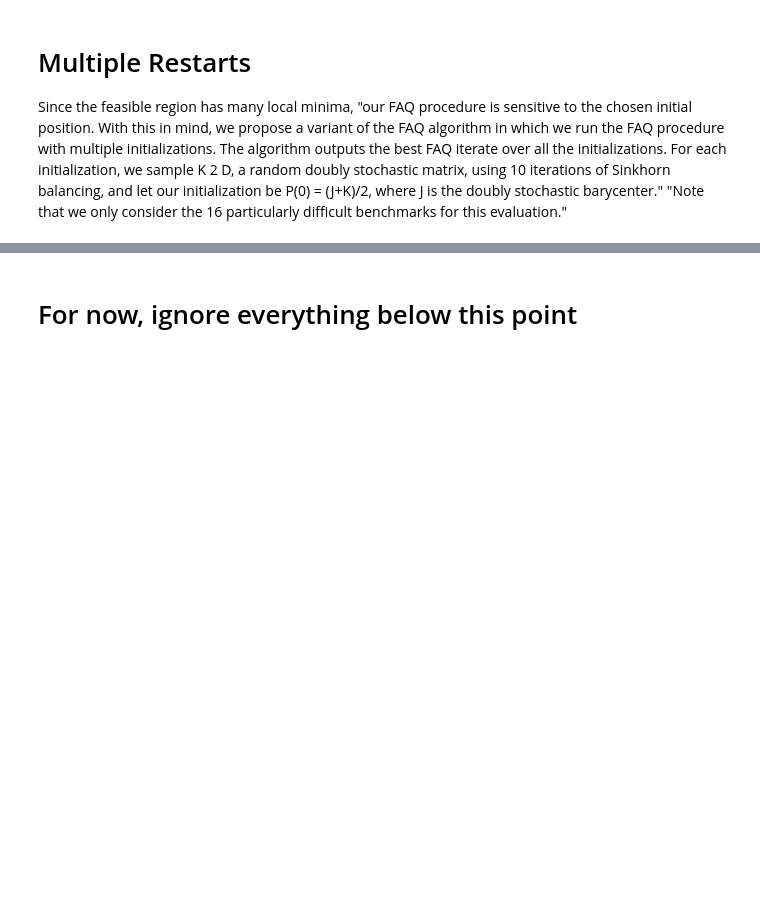
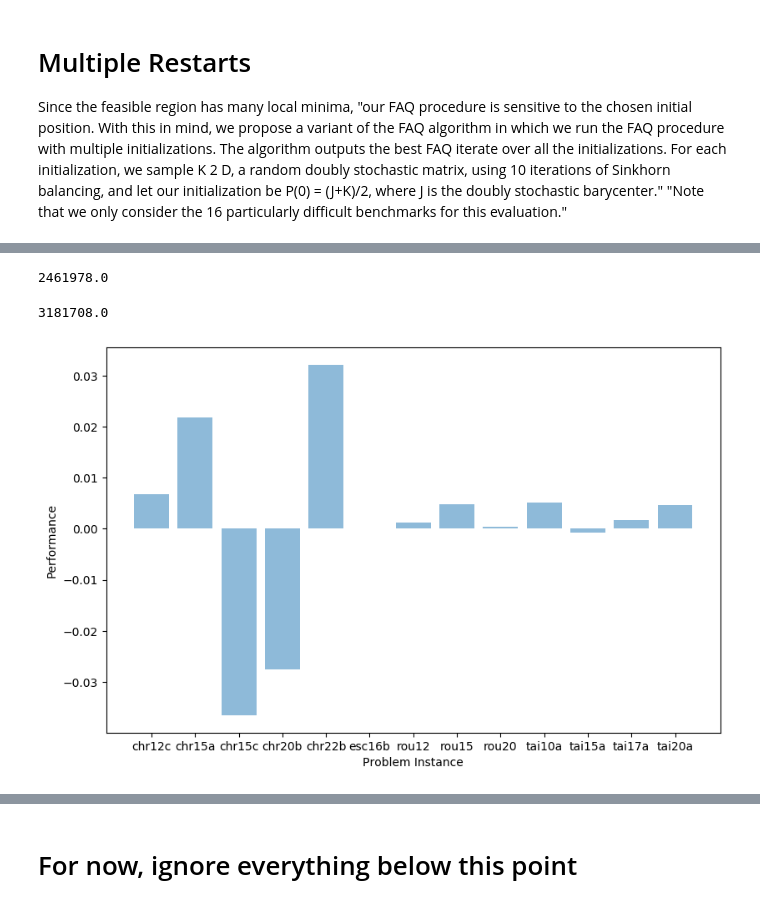
Before and after one commit to NeuroDataDesign/team-networkclass, a Jupyter notebook: Ali/faq_performance.ipynb, the cells around one changed output, grey strips where cells are left out. Saved outputs shown, nothing was run; the diff lists cells and outputs as text; code cells hidden in the pictures; blank space fills up the shorter version.

```diff
--- a/Ali/faq_performance.ipynb
+++ b/Ali/faq_performance.ipynb
@@ -747,0 +896,70 @@ fig.show()
+# %%
+with open('qapdata/tai35a.dat') as f:
+        f = [int(elem) for elem in f.read().split()]
+
+# adjusting
+f = np.array(f[1:])
+n = int(math.sqrt(len(f)/2))
+f = f.reshape(2*n,n)
+A = f[:n,:]
+B = f[n:,:]
+
+avg = []
+for i in range(10):
+    tai35a = rand_100_inits.fit(A,B)
+    avg.append(tai35a.ofv_)
+
+print(np.mean(avg))
+
+#print(tai35a.ofv_)
+#mult_ali.append(tai35a.ofv_)
+#mult_problems.append('tai35a')
+# %% [output]
+2461978.0
+# %%
+with open('qapdata/tai40a.dat') as f:
+        f = [int(elem) for elem in f.read().split()]
+
+# adjusting
+f = np.array(f[1:])
+n = int(math.sqrt(len(f)/2))
+f = f.reshape(2*n,n)
+A = f[:n,:]
+B = f[n:,:]
+
+avg = []
+for i in range(10):
+    tai40a = rand_100_inits.fit(A,B)
+    avg.append(tai40a.ofv_)
+
+print(np.mean(avg))
+
+#print(tai40a.ofv_)
+#mult_ali.append(tai40a.ofv_)
+#mult_problems.append('tai40a')
+# %% [output]
+3181708.0
+# %%
+import matplotlib.pyplot as plt; plt.rcdefaults()
+import numpy as np
+import matplotlib.pyplot as plt
+
+
+plt.figure(figsize=(9.5,6))
+objects = ('chr12c','chr15a','chr15c','chr20b','chr22b','esc16b','rou12','rou15','rou20','tai10a','tai15a','tai17a','tai20a')
+y_pos = np.arange(len(objects))
+norm = [11914,10440,11136,2756,6988,292,235528,354210,728448,135028,390258,496598,708198]
+shuff = [11989,10655.8,10789.4,2692.8,7187,292,235821,355933.8,728720.4,135730.2,389949.2,497421.6,711407.4]
+opt = [11156,9896,9504,2298,6194,292,235528,354210,725522,135028,388214,491812,703482]
+#opt = [11156,9896,9504,2298,6194,292,235528,354210,725522,135028,388214,491812,703482,1818146,2422002,3139370]
+
+performance = [(shuff[x]-norm[x])/opt[x] for x in range(len(norm))]
+
+plt.bar(y_pos, performance, align='center', alpha=0.5)
+plt.xticks(y_pos, objects)
+plt.ylabel('Performance')
+plt.xlabel('Problem Instance')
+
+plt.show()
+# %% [output]
+[figure, added]
```
Also changed, not shown: parts of 76 cells of this notebook.
